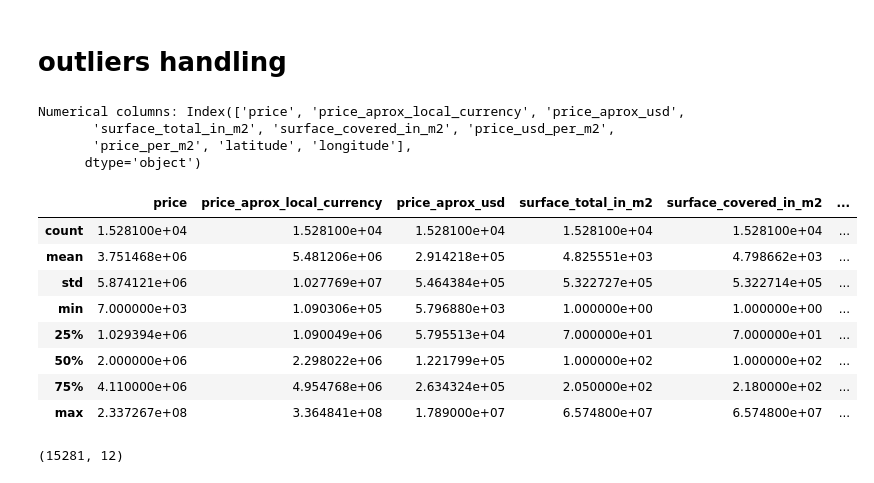
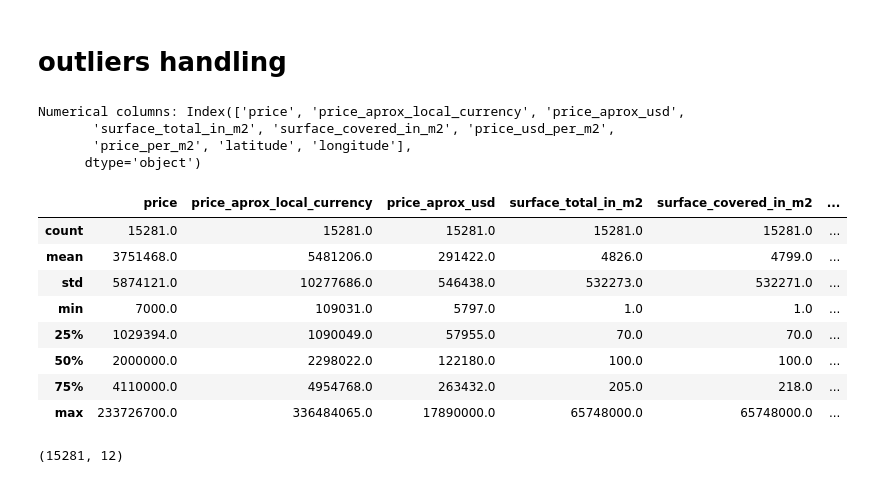
Before and after one commit to Basuoinyam/SIC_P1, a Jupyter notebook: notebooks/clean_script.ipynb, the cells around one changed output. Saved outputs shown, nothing was run; the diff lists cells and outputs as text; code cells hidden in the pictures.

```diff
--- a/notebooks/clean_script.ipynb
+++ b/notebooks/clean_script.ipynb
@@ -101,23 +101,23 @@ df.head()
 # %%
 num_cols = df.select_dtypes(include=['number']).columns
 
 print("Numerical columns:", num_cols)
 
-df[num_cols].describe()
+df[num_cols].describe().round()
 # %% [output]
 Numerical columns: Index(['price', 'price_aprox_local_currency', 'price_aprox_usd',
        'surface_total_in_m2', 'surface_covered_in_m2', 'price_usd_per_m2',
        'price_per_m2', 'latitude', 'longitude'],
       dtype='object')
 |  | price | price_aprox_local_currency | price_aprox_usd | surface_total_in_m2 | surface_covered_in_m2 | ... |
-| count | 1.528100e+04 | 1.528100e+04 | 1.528100e+04 | 1.528100e+04 | 1.528100e+04 | ... |
-| mean | 3.751468e+06 | 5.481206e+06 | 2.914218e+05 | 4.825551e+03 | 4.798662e+03 | ... |
-| std | 5.874121e+06 | 1.027769e+07 | 5.464384e+05 | 5.322727e+05 | 5.322714e+05 | ... |
-| min | 7.000000e+03 | 1.090306e+05 | 5.796880e+03 | 1.000000e+00 | 1.000000e+00 | ... |
-| 25% | 1.029394e+06 | 1.090049e+06 | 5.795513e+04 | 7.000000e+01 | 7.000000e+01 | ... |
-| 50% | 2.000000e+06 | 2.298022e+06 | 1.221799e+05 | 1.000000e+02 | 1.000000e+02 | ... |
-| 75% | 4.110000e+06 | 4.954768e+06 | 2.634324e+05 | 2.050000e+02 | 2.180000e+02 | ... |
-| max | 2.337267e+08 | 3.364841e+08 | 1.789000e+07 | 6.574800e+07 | 6.574800e+07 | ... |
+| count | 15281.0 | 15281.0 | 15281.0 | 15281.0 | 15281.0 | ... |
+| mean | 3751468.0 | 5481206.0 | 291422.0 | 4826.0 | 4799.0 | ... |
+| std | 5874121.0 | 10277686.0 | 546438.0 | 532273.0 | 532271.0 | ... |
+| min | 7000.0 | 109031.0 | 5797.0 | 1.0 | 1.0 | ... |
+| 25% | 1029394.0 | 1090049.0 | 57955.0 | 70.0 | 70.0 | ... |
+| 50% | 2000000.0 | 2298022.0 | 122180.0 | 100.0 | 100.0 | ... |
+| 75% | 4110000.0 | 4954768.0 | 263432.0 | 205.0 | 218.0 | ... |
+| max | 233726700.0 | 336484065.0 | 17890000.0 | 65748000.0 | 65748000.0 | ... |
 # %%
 df.shape
 # %% [output]
```
Also changed, not shown: parts of 3 cells of this notebook.
